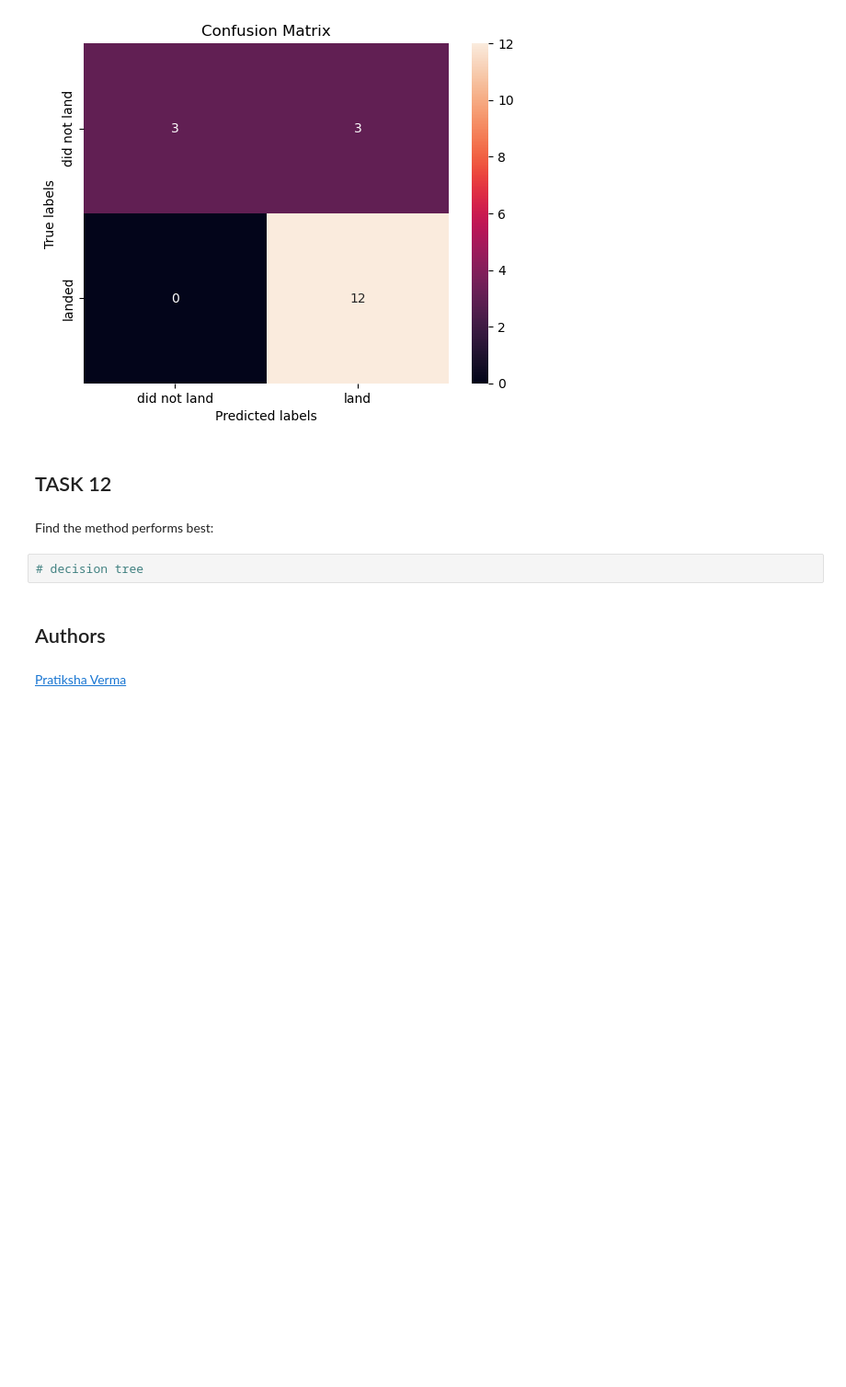
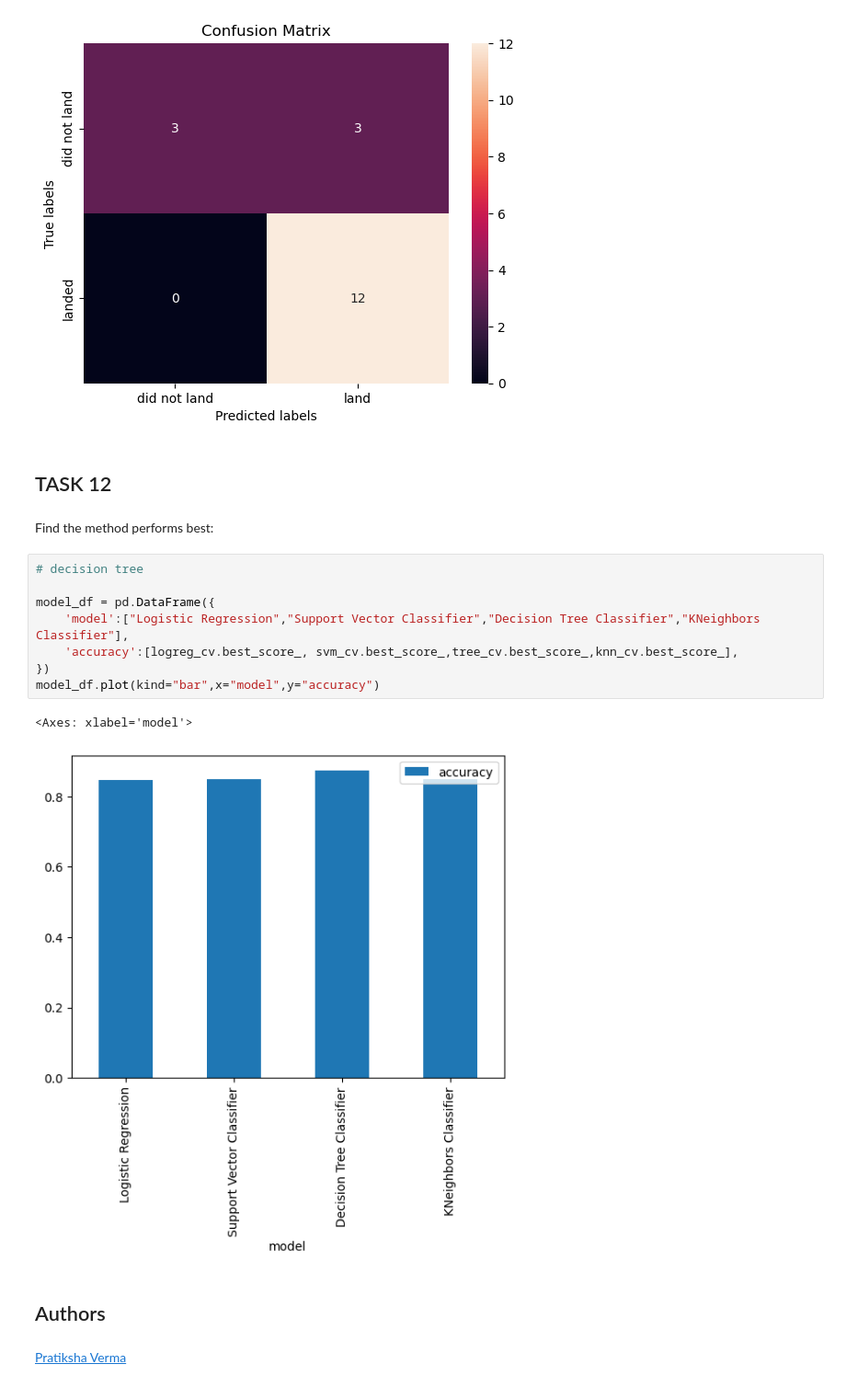
Before and after one commit to fiifi-dev/ibm_final_assignment, a Jupyter notebook: 7_ Machine_Learning_Prediction.ipynb, the cells around one changed output. Shown: that part at 92% size. Drawn from its saved outputs; the diff is of its cells as text; blank space fills up the shorter version.

```diff
--- a/7_ Machine_Learning_Prediction.ipynb
+++ b/7_ Machine_Learning_Prediction.ipynb
@@ -334,8 +334,17 @@ plot_confusion_matrix(Y_test,yhat)
 ## TASK  12
 # %% [markdown]
 Find the method performs best:
-# %%
-# decision tree
+# %%
+# decision tree
+
+model_df = pd.DataFrame({
+    'model':["Logistic Regression","Support Vector Classifier","Decision Tree Classifier","KNeighbors Classifier"],
+    'accuracy':[logreg_cv.best_score_, svm_cv.best_score_,tree_cv.best_score_,knn_cv.best_score_],
+})
+model_df.plot(kind="bar",x="model",y="accuracy")
+# %% [output]
+<Axes: xlabel='model'>
+[figure, added]
 # %% [markdown]
 ## Authors
 # %% [markdown]
```
Also changed, not shown: parts of 3 cells of this notebook, 15 other files.
